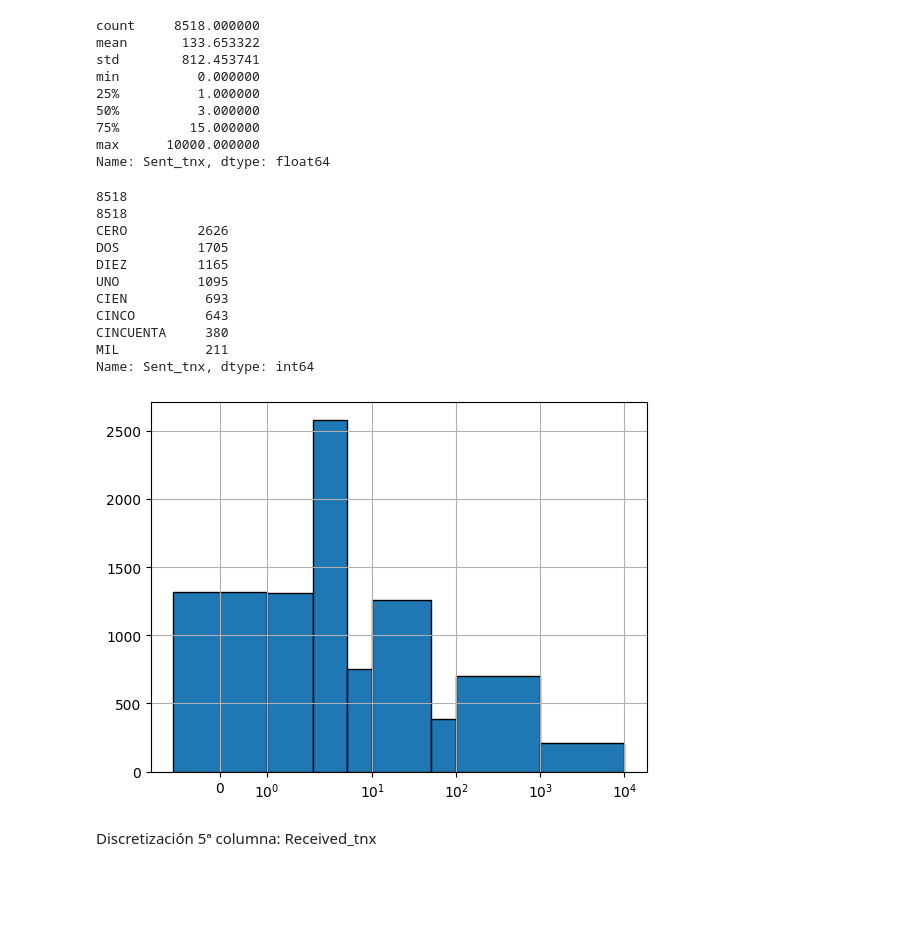
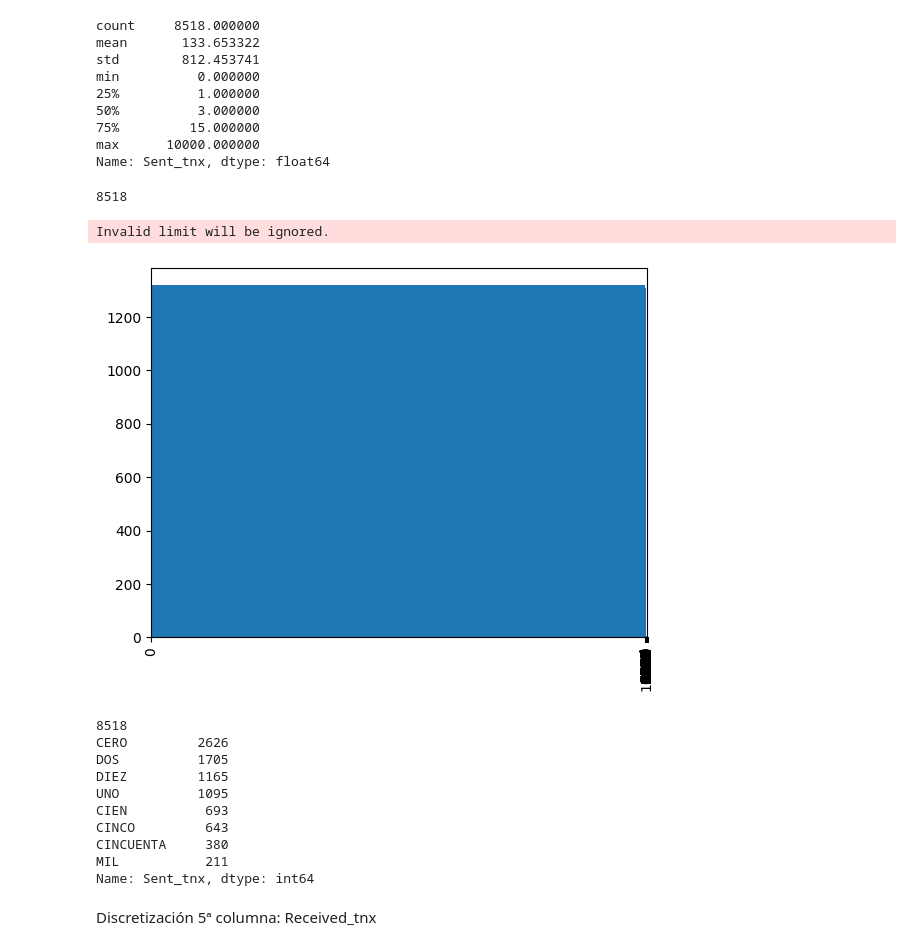
Before and after one commit to docampo99/Fraud_Detection_with_AI, a Jupyter notebook: Ethereum.ipynb, the cells around one changed output. Saved outputs shown, nothing was run; the diff lists cells and outputs as text; code cells hidden in the pictures; blank space fills up the shorter version.

```diff
--- a/Ethereum.ipynb
+++ b/Ethereum.ipynb
@@ -165,10 +166,10 @@ print(df["Total_unique_sent_to_addresses"])
 #crea una columna que sume la columna 8 y la 29
 #Change ERC20_uniq_rec_addr to type integer
 df["ERC20_uniq_rec_addr"] = df["ERC20_uniq_rec_addr"].fillna(0).astype(int)
-df["Total_unique_recieved"] = df["Unique_Received_From_Addresses"] + df["ERC20_uniq_rec_addr"]
+df["Total_unique_received"] = df["Unique_Received_From_Addresses"] + df["ERC20_uniq_rec_addr"]
 #elimina las columnas 8 y 29
 df.drop(["Unique_Received_From_Addresses", "ERC20_uniq_rec_addr"], axis=1, inplace=True)
-print(df["Total_unique_recieved"])
+print(df["Total_unique_received"])
 # %% [output]
 0       148
 1        15
@@ -483,27 +510,30 @@ max      10000.000000
 Name: Sent_tnx, dtype: float64
 # %%
 print(df[columns[4]].value_counts().sum())
-bins=[-1,1,2,5,10, 50,100,1000,10000]
+bins=[-0.001,1,2,5,10, 50,100,1000,10000]
 #muestra un histograma
-plt.xscale('symlog')
-df[columns[4]].hist(bins=bins, align='mid',edgecolor='black')
+plt.xscale("log")
+#df[columns[4]].hist(bins=bins, align='mid',edgecolor='black')
+df[columns[4]].value_counts().plot(kind='bar')
+plt.show()
 #discretiza los valores de la columna en, los iguales a 0,1,2,5,10, 50,100,1000,10000,100000
 df[columns[4]] = pd.cut(df[columns[4]], bins=bins, labels=["CERO","UNO","DOS","CINCO","DIEZ","CINCUENTA","CIEN","MIL"])
 print(df[columns[4]].value_counts().sum())
 print(df[columns[4]].value_counts())
 # %% [output]
 8518
-8518
-CERO         2626
-DOS          1705
-DIEZ         1165
-UNO          1095
-CIEN          693
-CINCO         643
-CINCUENTA     380
-MIL           211
-Name: Sent_tnx, dtype: int64
+Invalid limit will be ignored.
-[figure, old version]
+[figure, new version]
+8518
+CERO         2626
+DOS          1705
+DIEZ         1165
+UNO          1095
+CIEN          693
+CINCO         643
+CINCUENTA     380
+MIL           211
+Name: Sent_tnx, dtype: int64
 # %% [markdown]
 Discretización 5ª columna: Received_tnx
 # %%
```
Also changed, not shown: parts of 30 cells of this notebook, 1 other file.
